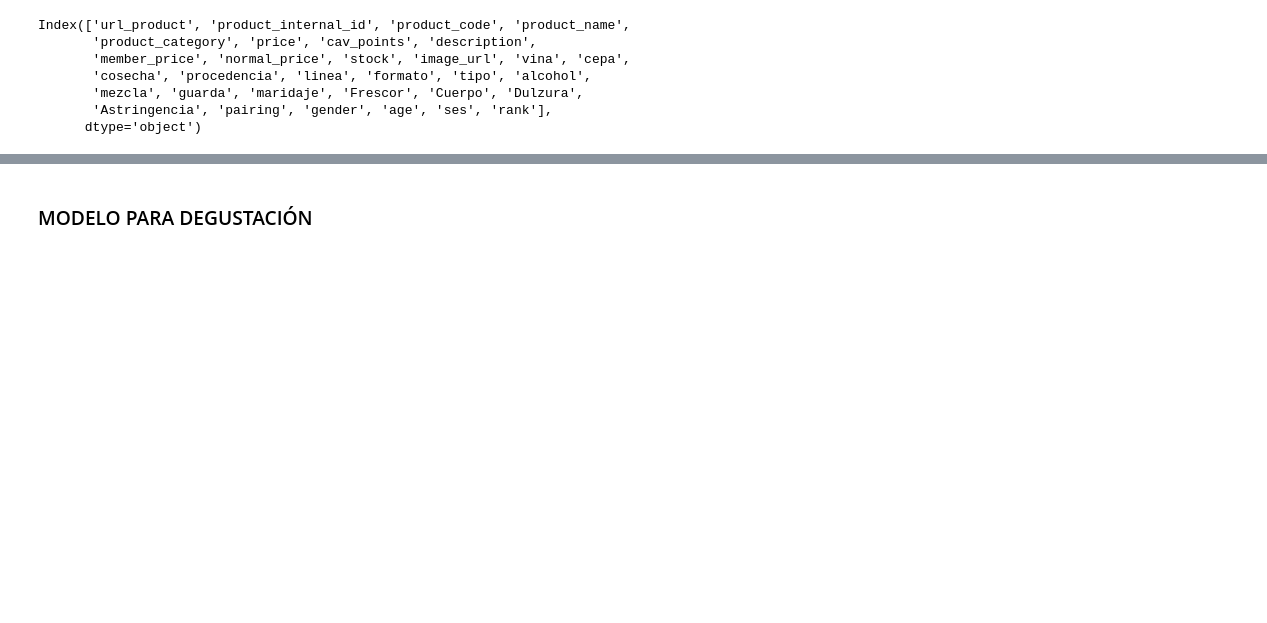
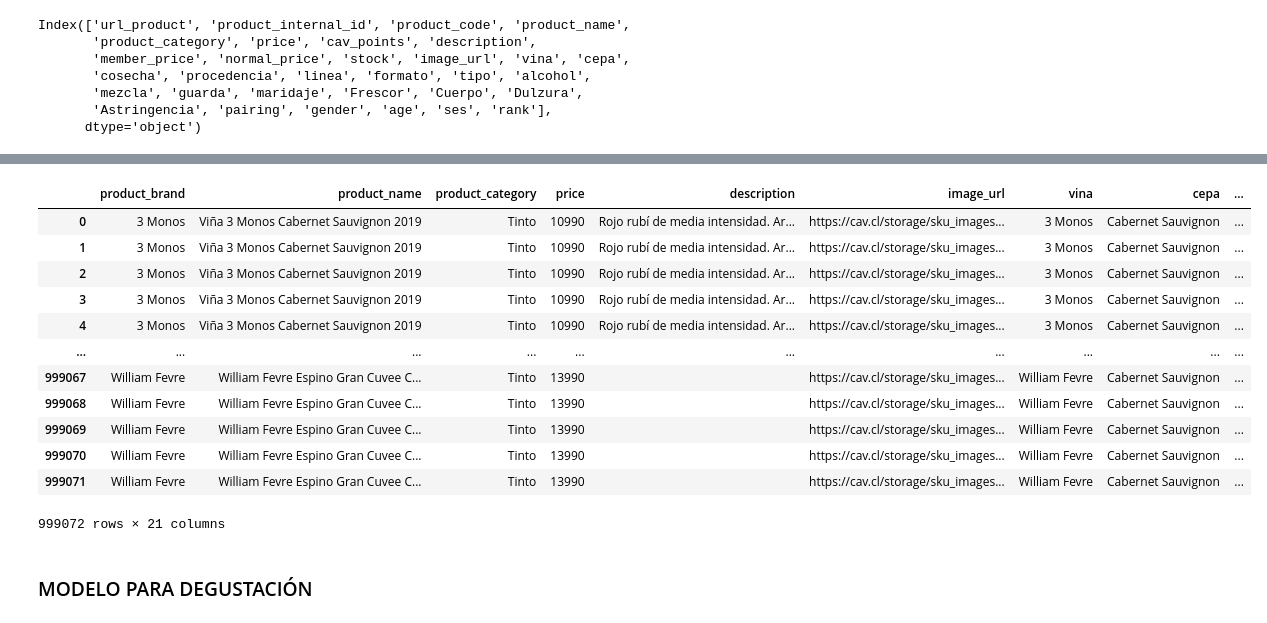
Before and after one commit to fevc08/final_project_4geek, a Jupyter notebook: src/alterno.ipynb, the cells around one changed output, grey strips where cells are left out. Saved outputs shown, nothing was run; the diff lists cells and outputs as text; code cells hidden in the pictures; blank space fills up the shorter version.

```diff
--- a/src/alterno.ipynb
+++ b/src/alterno.ipynb
@@ -642,6 +649,20 @@ wine_products_df["product_category"].unique()
 # %%
 wine_products_df.replace(regex={"Ensamblaje Tinto":"Tinto", "Ensamblaje Blanco":"Blanco", "Naranjo":"Blanco"}, inplace=True)
-wine_products_df.head()
+wine_products_df
+# %% [output]
+|  | product_brand | product_name | product_category | price | description | image_url | vina | cepa | ... |
+| 0 | 3 Monos | Viña 3 Monos Cabernet Sauvignon 2019 | Tinto | 10990 | Rojo rubí de media intensidad. Ar... | https://cav.cl/storage/sku_images... | 3 Monos | Cabernet Sauvignon | ... |
+| 1 | 3 Monos | Viña 3 Monos Cabernet Sauvignon 2019 | Tinto | 10990 | Rojo rubí de media intensidad. Ar... | https://cav.cl/storage/sku_images... | 3 Monos | Cabernet Sauvignon | ... |
+| 2 | 3 Monos | Viña 3 Monos Cabernet Sauvignon 2019 | Tinto | 10990 | Rojo rubí de media intensidad. Ar... | https://cav.cl/storage/sku_images... | 3 Monos | Cabernet Sauvignon | ... |
+| 3 | 3 Monos | Viña 3 Monos Cabernet Sauvignon 2019 | Tinto | 10990 | Rojo rubí de media intensidad. Ar... | https://cav.cl/storage/sku_images... | 3 Monos | Cabernet Sauvignon | ... |
+| 4 | 3 Monos | Viña 3 Monos Cabernet Sauvignon 2019 | Tinto | 10990 | Rojo rubí de media intensidad. Ar... | https://cav.cl/storage/sku_images... | 3 Monos | Cabernet Sauvignon | ... |
+| ... | ... | ... | ... | ... | ... | ... | ... | ... | ... |
+| 999067 | William Fevre | William Fevre Espino Gran Cuvee C... | Tinto | 13990 |  | https://cav.cl/storage/sku_images... | William Fevre | Cabernet Sauvignon | ... |
+| 999068 | William Fevre | William Fevre Espino Gran Cuvee C... | Tinto | 13990 |  | https://cav.cl/storage/sku_images... | William Fevre | Cabernet Sauvignon | ... |
+| 999069 | William Fevre | William Fevre Espino Gran Cuvee C... | Tinto | 13990 |  | https://cav.cl/storage/sku_images... | William Fevre | Cabernet Sauvignon | ... |
+| 999070 | William Fevre | William Fevre Espino Gran Cuvee C... | Tinto | 13990 |  | https://cav.cl/storage/sku_images... | William Fevre | Cabernet Sauvignon | ... |
+| 999071 | William Fevre | William Fevre Espino Gran Cuvee C... | Tinto | 13990 |  | https://cav.cl/storage/sku_images... | William Fevre | Cabernet Sauvignon | ... |
+999072 rows × 21 columns
 # %% [markdown]
 ### MODELO PARA DEGUSTACIÓN
 # %%
```
Also changed, not shown: parts of 16 cells of this notebook.
